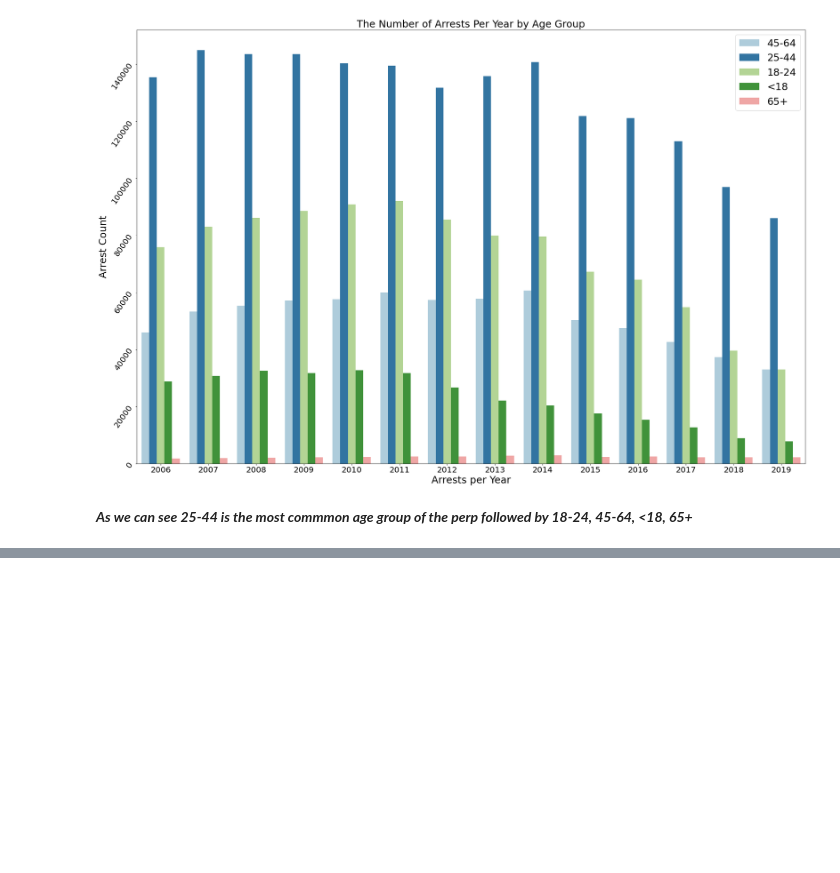
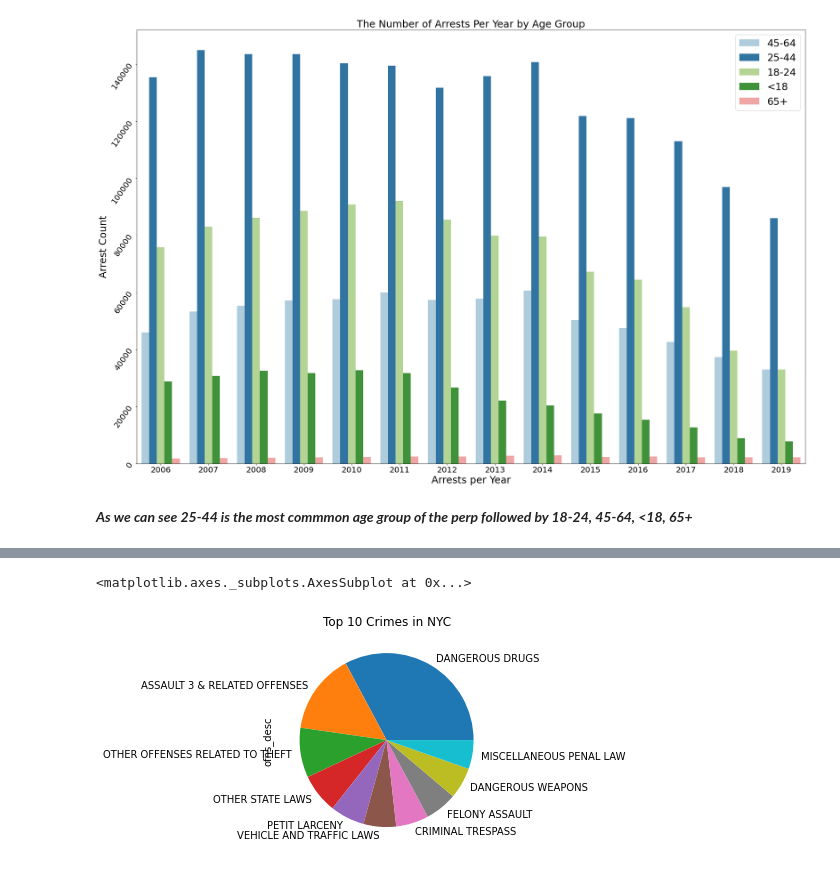
Before and after one commit to Gkimatov/CS-460, a Jupyter notebook: 460_Data_Visualization.ipynb, the cells around one changed output, grey strips where cells are left out. Cells and saved outputs as stored; diff of their text form; code cells hidden in the pictures; blank space fills up the shorter version.

Commit message:
Add pie chart visualizations for top 10 offenses by borough

```diff
--- a/460_Data_Visualization.ipynb
+++ b/460_Data_Visualization.ipynb
@@ -134,0 +149,5 @@ _ = plt.yticks(fontsize=20,rotation=55)
+# %%
+df['ofns_desc'].value_counts()[:10].plot(kind="pie", title="Top 10 Crimes in NYC")
+# %% [output]
+<matplotlib.axes._subplots.AxesSubplot at 0x...>
+[figure, added]
```
Also changed, not shown: parts of 12 cells of this notebook.
